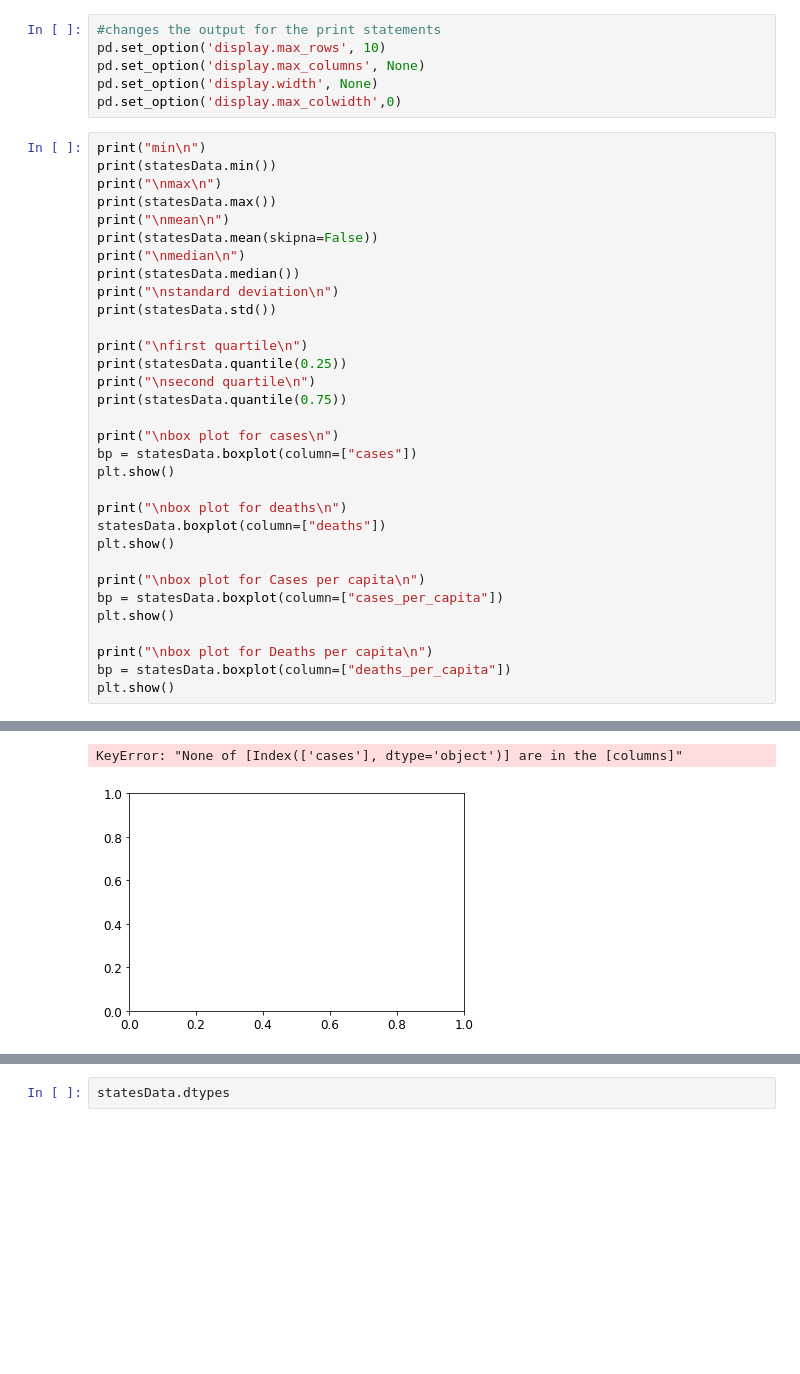
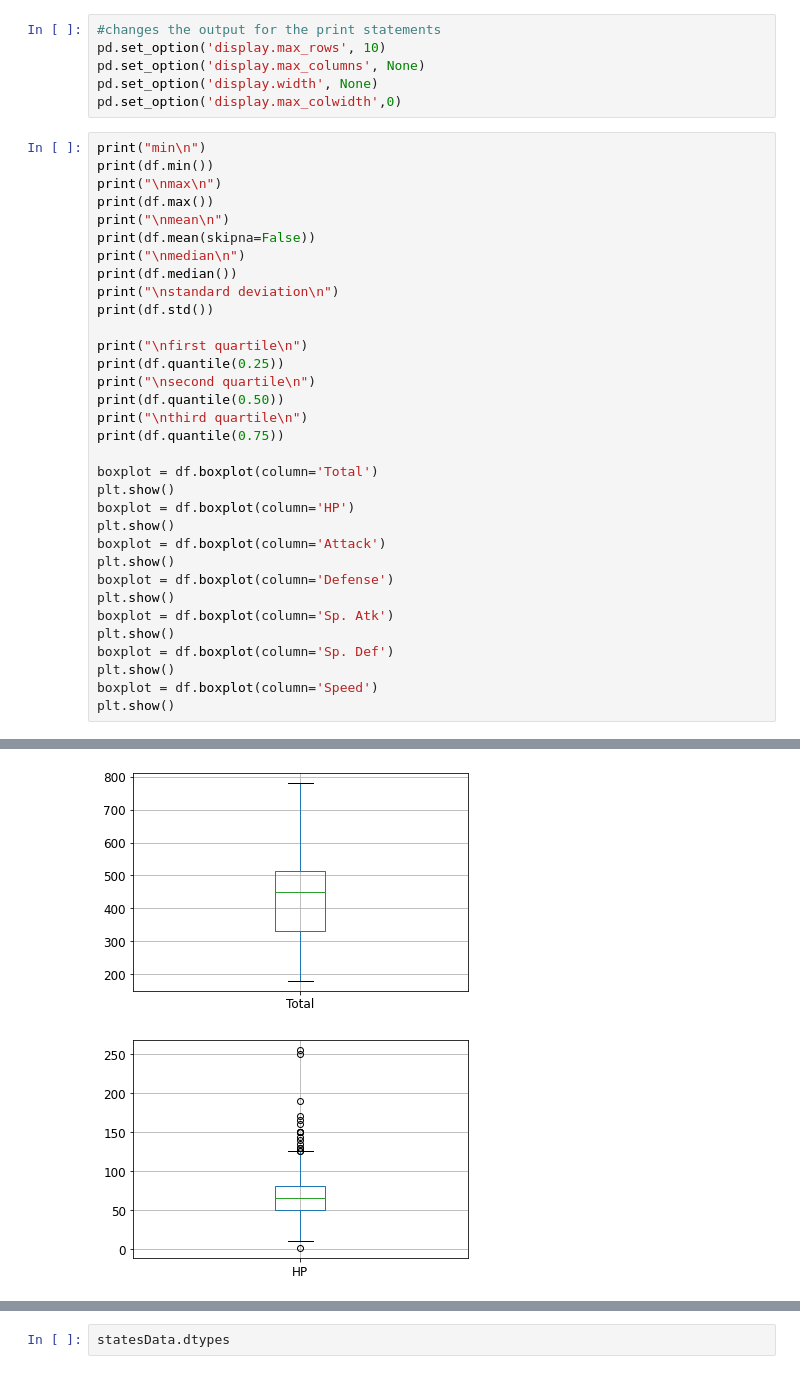
Before and after one commit to Rodrig79/Data-Analysis-Project, a Jupyter notebook: DAP2/DAP2.ipynb, the cells around one changed output, grey strips where cells are left out. Saved outputs shown, nothing was run; the diff lists cells and outputs as text; blank space fills up the shorter version.

```diff
--- a/DAP2/DAP2.ipynb
+++ b/DAP2/DAP2.ipynb
@@ -105,36 +105,37 @@ pd.set_option('display.width', None)
 pd.set_option('display.max_colwidth',0)
 # %%
 print("min\n")
-print(statesData.min())
+print(df.min())
 print("\nmax\n")
-print(statesData.max())
+print(df.max())
 print("\nmean\n")
-print(statesData.mean(skipna=False))
+print(df.mean(skipna=False))
 print("\nmedian\n")
-print(statesData.median())
+print(df.median())
 print("\nstandard deviation\n")
-print(statesData.std())
+print(df.std())
 
 print("\nfirst quartile\n")
-print(statesData.quantile(0.25))
+print(df.quantile(0.25))
 print("\nsecond quartile\n")
-print(statesData.quantile(0.75))
+print(df.quantile(0.50))
+print("\nthird quartile\n")
+print(df.quantile(0.75))
 
-print("\nbox plot for cases\n")
-bp = statesData.boxplot(column=["cases"])
+boxplot = df.boxplot(column='Total')
 plt.show()
-
-print("\nbox plot for deaths\n")
-statesData.boxplot(column=["deaths"])
+boxplot = df.boxplot(column='HP')
 plt.show()
-
-print("\nbox plot for Cases per capita\n")
-bp = statesData.boxplot(column=["cases_per_capita"])
+boxplot = df.boxplot(column='Attack')
 plt.show()
-
-print("\nbox plot for Deaths per capita\n")
-bp = statesData.boxplot(column=["deaths_per_capita"])
+boxplot = df.boxplot(column='Defense')
 plt.show()
+boxplot = df.boxplot(column='Sp. Atk')
+plt.show()
+boxplot = df.boxplot(column='Sp. Def')
+plt.show()
+boxplot = df.boxplot(column='Speed')
+plt.show()
 # %% [output]
 min
 
@@ -156,2 +157,2 @@ box plot for cases
-KeyError: "None of [Index(['cases'], dtype='object')] are in the [columns]"
-[figure, old version]
+[figure, new version]
+[figure, added]
```
Also changed, not shown: parts of 1 cell of this notebook.
